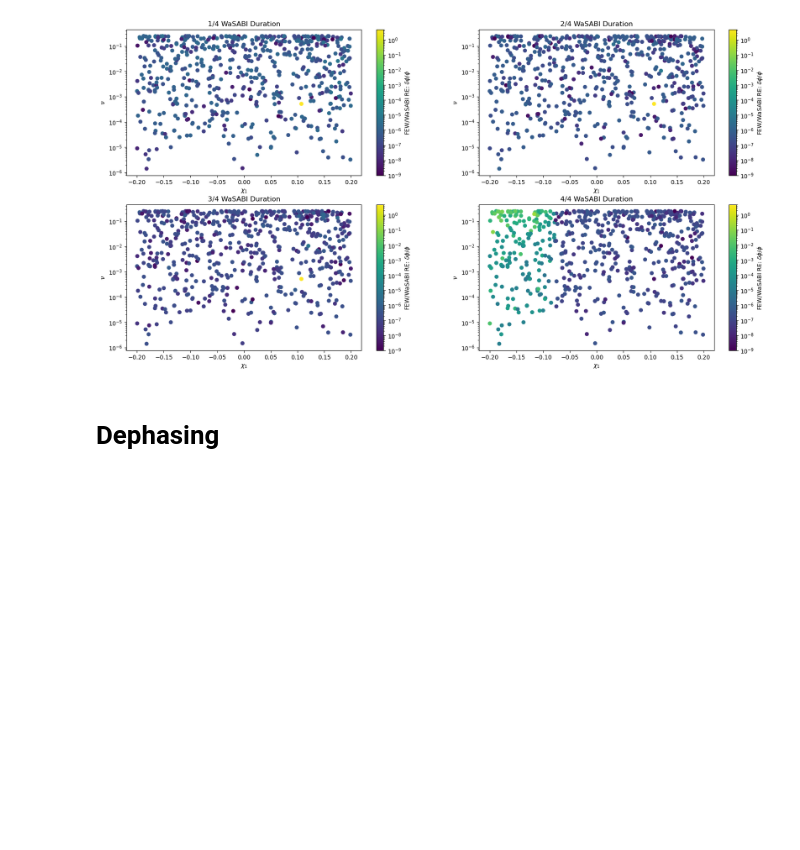
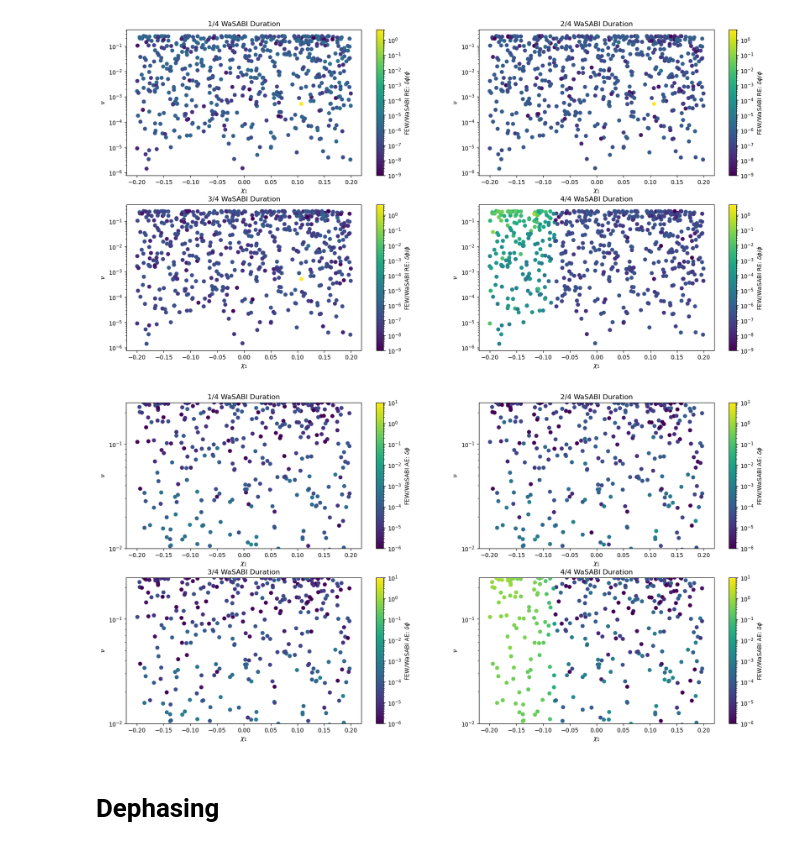
Before and after one commit to joshbmat/Few_1PAT1R_Scripts, a Jupyter notebook: TrajectoryModule/validation/ODE.ipynb, the cells around one changed output. Cells and saved outputs as stored; diff of their text form; code cells hidden in the pictures; blank space fills up the shorter version.

```diff
--- a/validation/TrajectoryValidation/ODE.ipynb
+++ b/TrajectoryModule/validation/ODE.ipynb
@@ -199,6 +199,21 @@ for i,key in enumerate(timekeylist):
     ax.set_title(f"{str(i+1)+'/'+str(len(timekeylist))+' WaSABI Duration'}")
 # %% [output]
 [figure]
+# %%
+fig, axs = plt.subplots(2,2,figsize=(20,10))
+axs = axs.flatten()
+
+for i,key in enumerate(timekeylist):
+    ax=axs[i]
+    sc = ax.scatter(chi10, nu, c=phi_AbsoluteError[key], cmap='viridis', norm='log', vmin=1e-6, vmax=1e1)
+    cbar = ax.figure.colorbar(sc, ax=ax, label=rf'FEW/WaSABI AE: $\delta\phi$')
+    ax.set_yscale("log")
+    ax.set_xlabel(r'$\chi_{1}$')
+    ax.set_ylabel(r'$\nu$')
+    ax.set_title(f"{str(i+1)+'/'+str(len(timekeylist))+' WaSABI Duration'}")
+    ax.set_ylim(1e-2,.25)
+# %% [output]
+[figure, added]
 # %% [markdown]
 # Dephasing
 # %%
```
Also changed, not shown: parts of 4 cells of this notebook, 44 other files.
